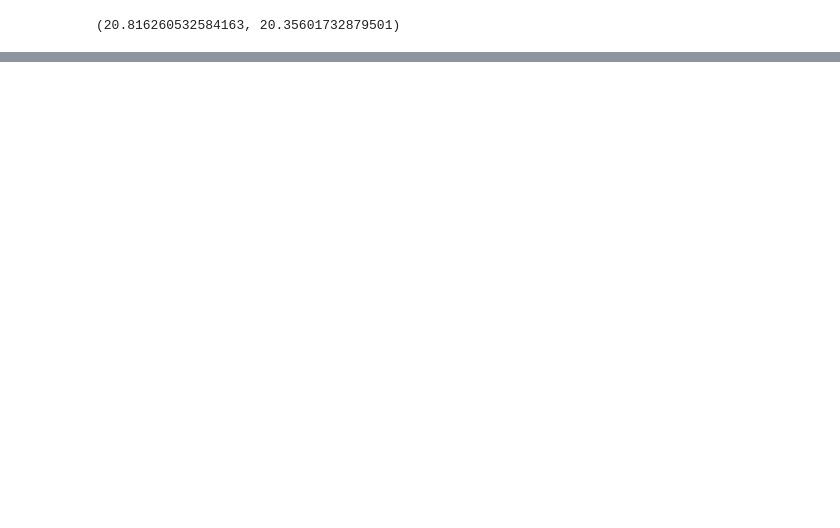
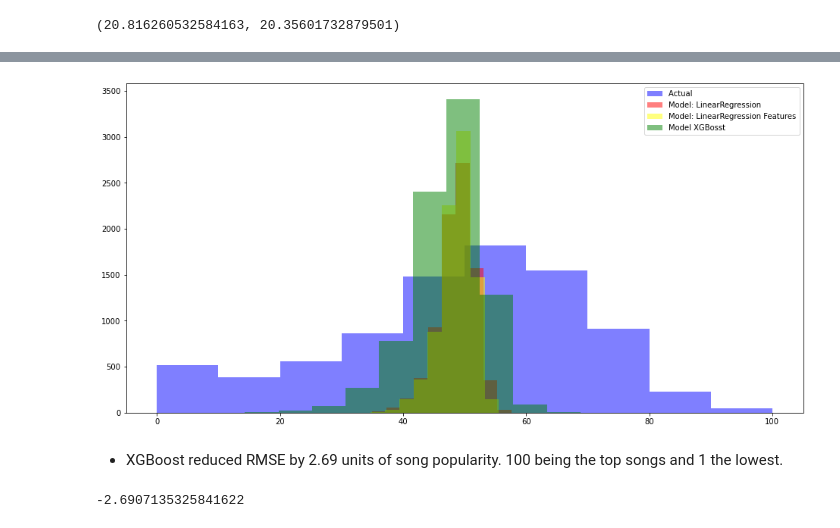
Before and after one commit to Yvette-Ibarra/song_popularity_prediction, a Jupyter notebook: workbook1_song_popularity.ipynb, the cells around one changed output, grey strips where cells are left out. Cells and saved outputs as stored; diff of their text form; code cells hidden in the pictures; blank space fills up the shorter version.

Commit message:
update modeling xgboost

```diff
--- a/workbook1_song_popularity.ipynb
+++ b/workbook1_song_popularity.ipynb
@@ -514,0 +542,2 @@ RMSE_ols_model
+# %%
+y_train, X_train, y_validate,X_validate, y_test, X_test=data_modeling_features(df,'song_popularity',features)
@@ -514,0 +546,2 @@ RMSE_ols_model
+# %%
+pred_train['ols_model_features']=lm.predict(X_train)
@@ -514,0 +554,8 @@ RMSE_ols_model
+# %%
+# create the model
+lars = LassoLars(alpha=1.0)
+
+lars.fit(X_train, y_train)
+
+# predict train
+pred_train['pred_lars_features'] = lars.predict(X_train)
@@ -514,0 +570,17 @@ RMSE_ols_model
+# %%
+
+import xgboost as xg
+
+# Instantiation
+xgb_r = xg.XGBRegressor(objective ='reg:linear',
+                  n_estimators = 10, seed = 123)
+
+# Fitting the model
+xgb_r.fit(X_train, y_train)
+
+# Predict the model
+pred_train['pred_xgb_features'] = xgb_r.predict(X_train)
+
+# RMSE Computation
+rmse_xgb = sqrt(mean_squared_error(y_train, pred_train.pred_xgb_features))
+print("RMSE : % f" %(rmse_xgb))
@@ -514,0 +590,20 @@ RMSE_ols_model
+# %%
+# plot to visualize actual vs predicted.
+plt.figure(figsize=(16,8))
+plt.hist(train.song_popularity, color='blue', alpha=.5, label="Actual ")
+plt.hist(pred_train.ols_model, color='red', alpha=.5, label="Model: LinearRegression")
+plt.hist(pred_train.ols_model_features, color='yellow', alpha=.5, label="Model: LinearRegression Features")
+plt.hist(pred_train.pred_xgb_features, color='green', alpha=.5, label="Model XGBosst")
+plt.xlabel("")
+plt.ylabel("")
+plt.title("")
+plt.legend()
+plt.show()
+# %% [output]
+[figure, added]
+# %% [markdown]
+* XGBoost reduced RMSE by 2.69 units of song popularity. 100 being the top songs and 1 the lowest.
+# %%
+18.125547-20.816260532584163
+# %% [output]
+-2.6907135325841622
```
Also changed, not shown: parts of 29 cells of this notebook.
